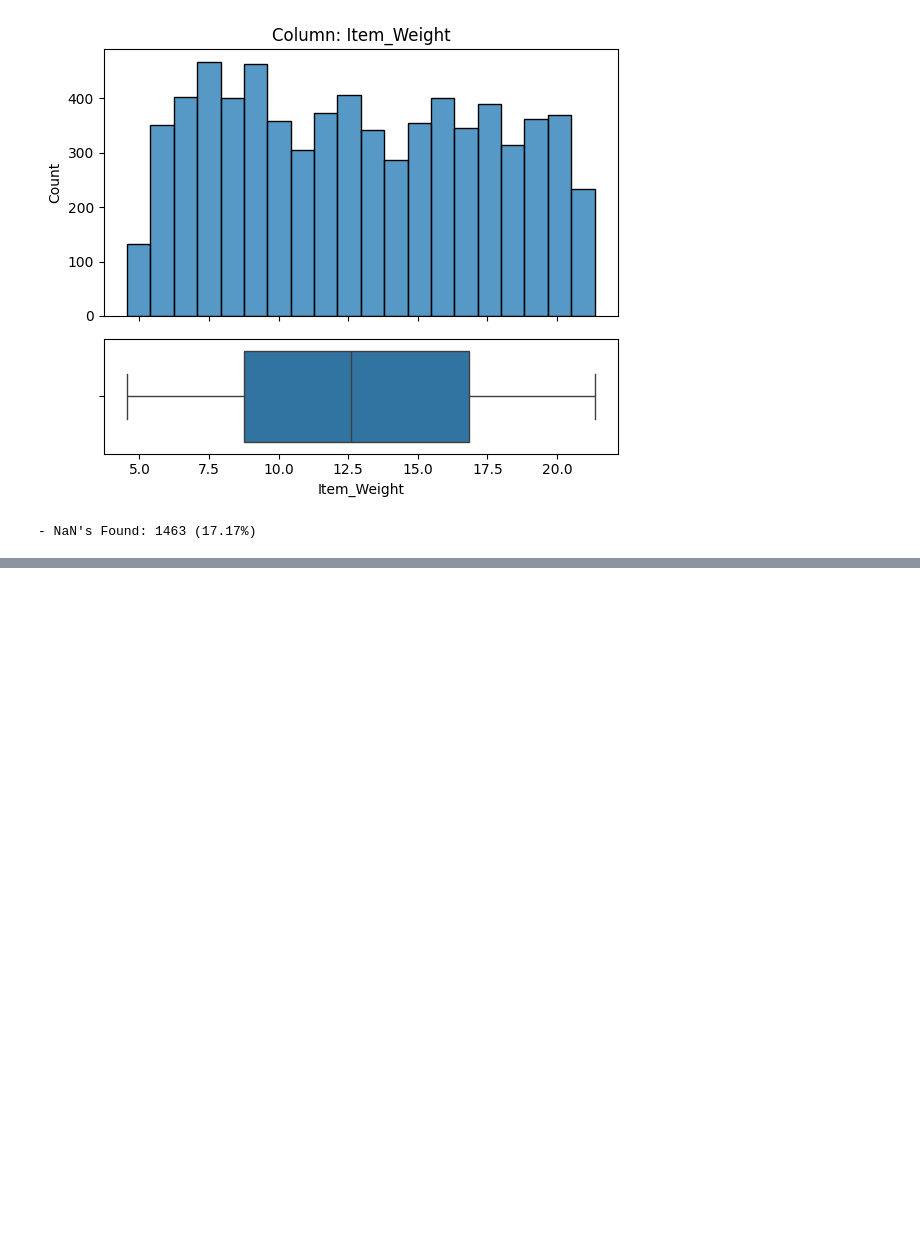
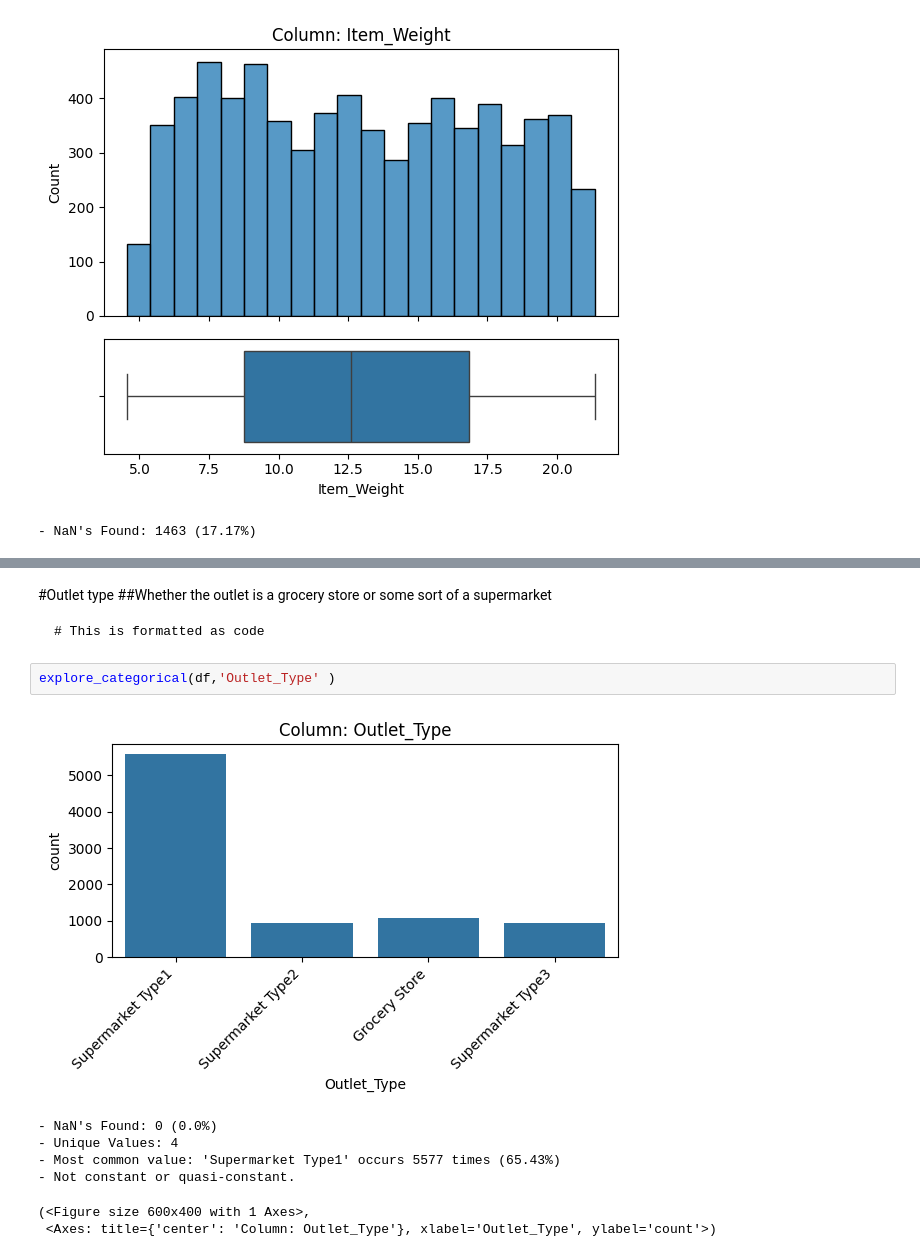
Before and after one commit to Ozedim/Ozedim, a Jupyter notebook: Copy_of_Loading_data.ipynb, the cells around one changed output, grey strips where cells are left out. Drawn from its saved outputs; the diff is of its cells as text; blank space fills up the shorter version.

````diff
--- a/Copy_of_Loading_data.ipynb
+++ b/Copy_of_Loading_data.ipynb
@@ -445,0 +454,16 @@ explore_numeric(df,'Item_Weight')
+# %% [markdown]
+#Outlet type
+##Whether the outlet is a grocery store or some sort of a supermarket
+```
+# This is formatted as code
+```
+# %%
+explore_categorical(df,'Outlet_Type' )
+# %% [output]
+[figure, added]
+- NaN's Found: 0 (0.0%)
+- Unique Values: 4
+- Most common value: 'Supermarket Type1' occurs 5577 times (65.43%)
+- Not constant or quasi-constant.
+(<Figure size 600x400 with 1 Axes>,
+ <Axes: title={'center': 'Column: Outlet_Type'}, xlabel='Outlet_Type', ylabel='count'>)
````
Also changed, not shown: parts of 3 cells of this notebook.
